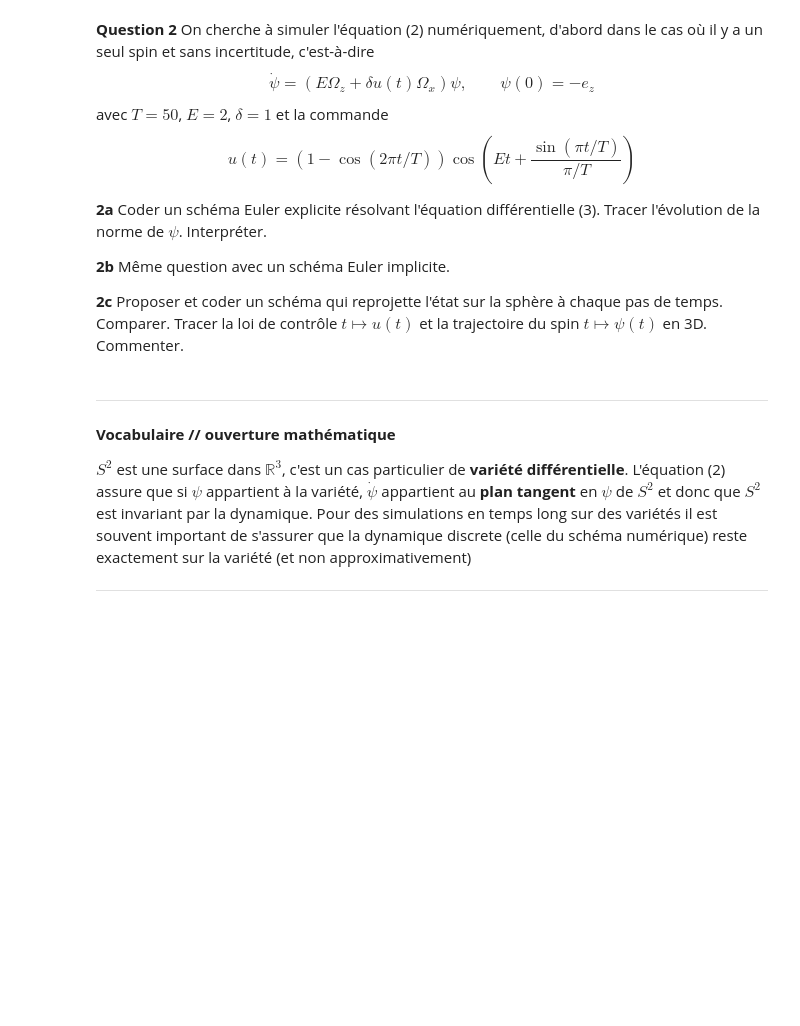
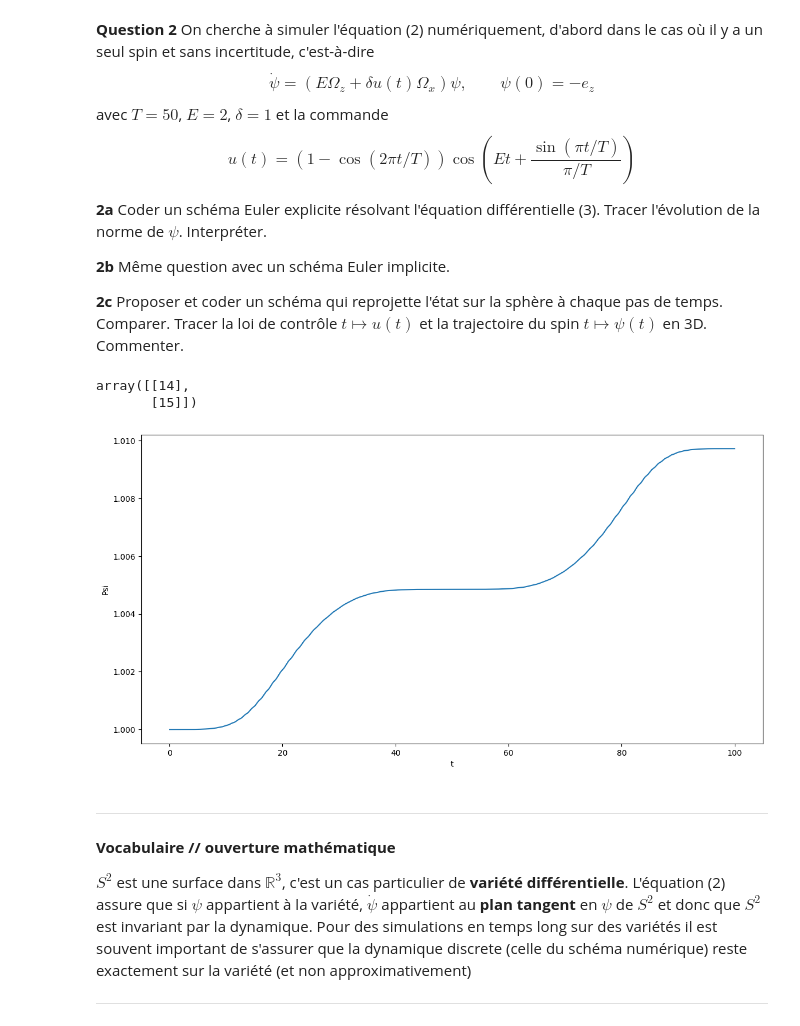
Before and after one commit to AdrienMtz/Projet_numerique_UE11-Groupe_36, a Jupyter notebook: Projet-EquationsDifferentielles-2024.ipynb, the cells around one changed output. Cells and saved outputs as stored; diff of their text form; code cells hidden in the pictures; blank space fills up the shorter version.

```diff
--- a/Projet-EquationsDifferentielles-2024.ipynb
+++ b/Projet-EquationsDifferentielles-2024.ipynb
@@ -119,6 +119,13 @@ $$
 **2b** Même question avec un schéma Euler implicite.
 
 **2c** Proposer et coder un schéma qui reprojette l'état sur la sphère à chaque pas de temps. Comparer. Tracer la loi de contrôle $t\mapsto u(t)$ et la trajectoire du spin $t\mapsto \psi(t)$ en 3D. Commenter.
+# %%
+A = np.array([[11, 3], [12, 3]])
+B = np.array([[1], [1]])
+A.dot(B)
+# %% [output]
+array([[14],
+       [15]])
 # %%
 E=2
 delta=1
@@ -130,8 +137,20 @@ Omega_x=np.array([[0,0,0],[0,0,-1],[0,1,0]])
 Omega_z=np.array([[0,-1,0],[1,0,0],[0,0,0]])
 
 def euler_explicit(psi_0,t_0,t_f,E,delta,dt):
-    ...
-    return ...
+    psi = [psi_0]
+    norme_psi = [np.linalg.norm(psi_0)]
+    tps = [t_0]
+    t = t_0
+    while t+dt<t_f :
+        psi.append(psi[-1] + dt*(E*Omega_z + u(t)*delta*Omega_x).dot(psi[-1]))
+        norme_psi.append(np.linalg.norm(psi[-1]))
+        t = t+dt
+        tps.append(t)
+    plt.plot(tps, norme_psi)
+    plt.xlabel('t')
+    plt.ylabel('Psi')
+    plt.show()
+    return None
 
 def euler_implicit(psi_0,t_0,t_f,E,delta,dt):
     ...
@@ -140,6 +159,10 @@ def euler_implicit(psi_0,t_0,t_f,E,delta,dt):
 def euler_projet(psi_0,t_0,t_f,E,delta,dt):
     ...
     return ...
+# %%
+euler_explicit(psi_0, 0, 100, E, delta, 0.0001)
+# %% [output]
+[figure, added]
 # %% [markdown]
 ---
 **Vocabulaire // ouverture mathématique**
```
